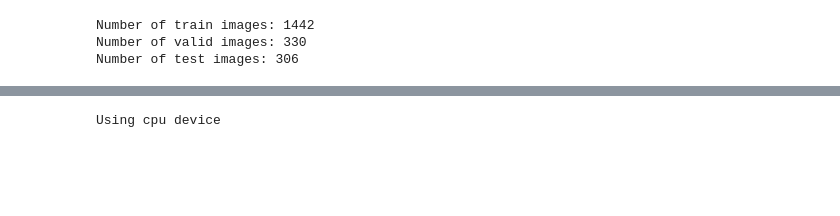
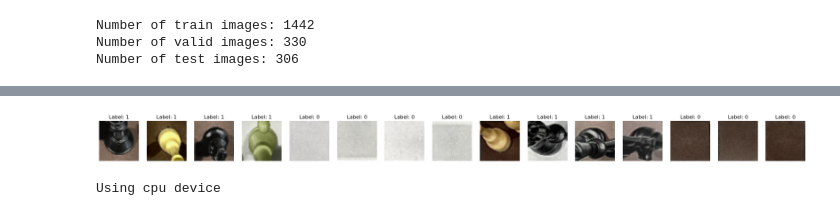
Before and after one commit to wesdpre/-Detect_the_chess_board_and_chess_pieces, a Jupyter notebook: task2_num_pieces.ipynb, the cells around one changed output, grey strips where cells are left out. Drawn from its saved outputs; the diff is of its cells as text; code cells hidden in the pictures; blank space fills up the shorter version.

```diff
--- a/task2_num_pieces.ipynb
+++ b/task2_num_pieces.ipynb
@@ -1055,3 +1317,38 @@ Number of test images: 306
+# %%
+# CREATE DATASETS: 10000/2000/2000
+train_square_dataset = ChessSquareDataset(
+    train_dataset,
+    max_samples=10000,
+    sample_squares_per_board=8,  # max 8 squares from the chessboard
+    transform=data_aug
+)
+
+valid_square_dataset = ChessSquareDataset(
+    valid_dataset,
+    max_samples=2000,
+    sample_squares_per_board=8,
+    transform=data_in
+)
+
+test_square_dataset = ChessSquareDataset(
+    test_dataset,
+    max_samples=2000,
+    sample_squares_per_board=8,
+    transform=data_in
+)
+# %%
+# Display samples
+num_samples=15
+fig, axes = plt.subplots(1, num_samples, figsize=(num_samples * 2, 2))
+
+for i in range(num_samples):
+    img, label = train_square_dataset[i]
+    img_np = img.permute(1, 2, 0).numpy()  # CHW → HWC
+    axes[i].imshow(img_np)
+    axes[i].set_title(f"Label: {int(label)}")
+    axes[i].axis('off')
+# %% [output]
+[figure, added]
 # %%
 # get cpu or gpu device for training
 device = "cuda" if torch.cuda.is_available() else "cpu"
```
Also changed, not shown: parts of 44 cells of this notebook.
